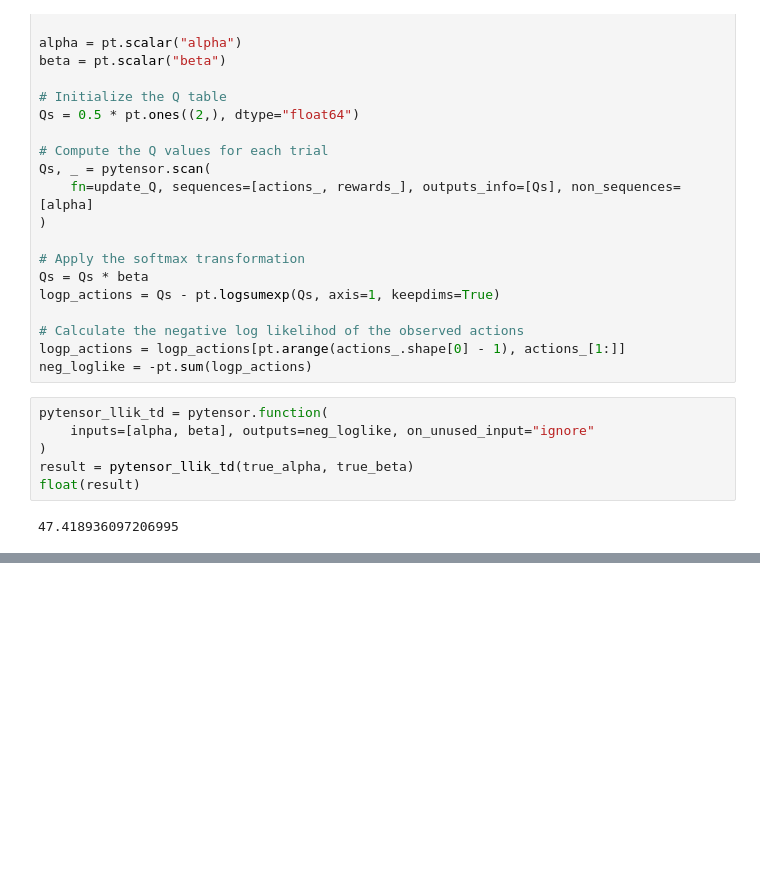
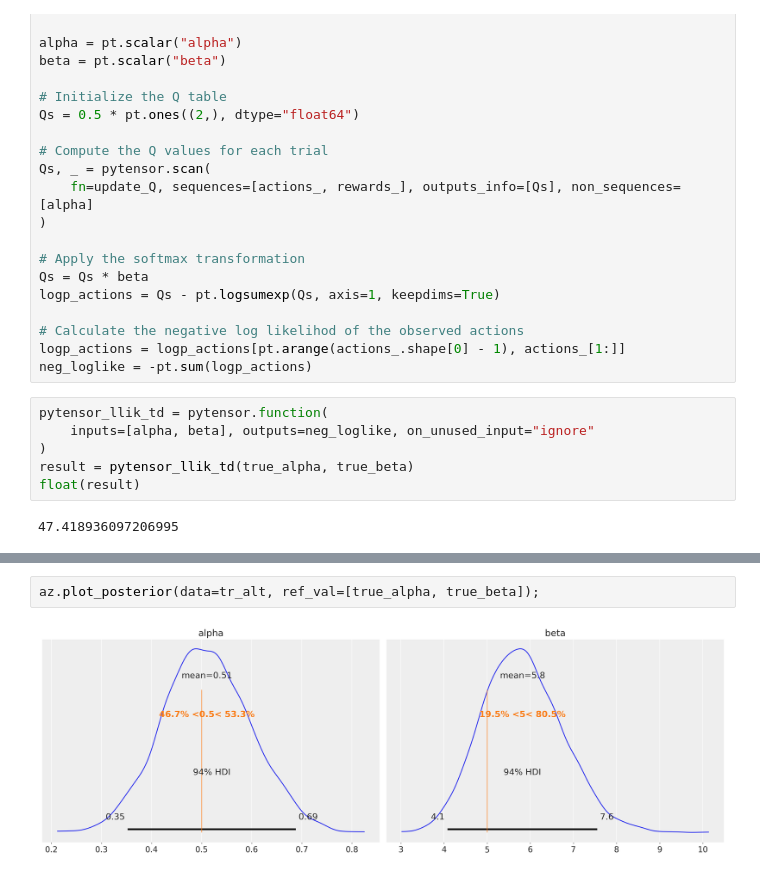
Before and after one commit to HyunsuLee/Bayes_programming_exercise, a Jupyter notebook: PyMC3tutorial/RL model to Behavioral with pymc.ipynb, the cells around one changed output, grey strips where cells are left out. Drawn from its saved outputs; the diff is of its cells as text; blank space fills up the shorter version.

```diff
--- a/PyMC3tutorial/RL model to Behavioral with pymc.ipynb
+++ b/PyMC3tutorial/RL model to Behavioral with pymc.ipynb
@@ -237,0 +320,4 @@ float(result)
+# %%
+az.plot_posterior(data=tr_alt, ref_val=[true_alpha, true_beta]);
+# %% [output]
+[figure, added]
```
Also changed, not shown: parts of 10 cells of this notebook, 2 other files.
